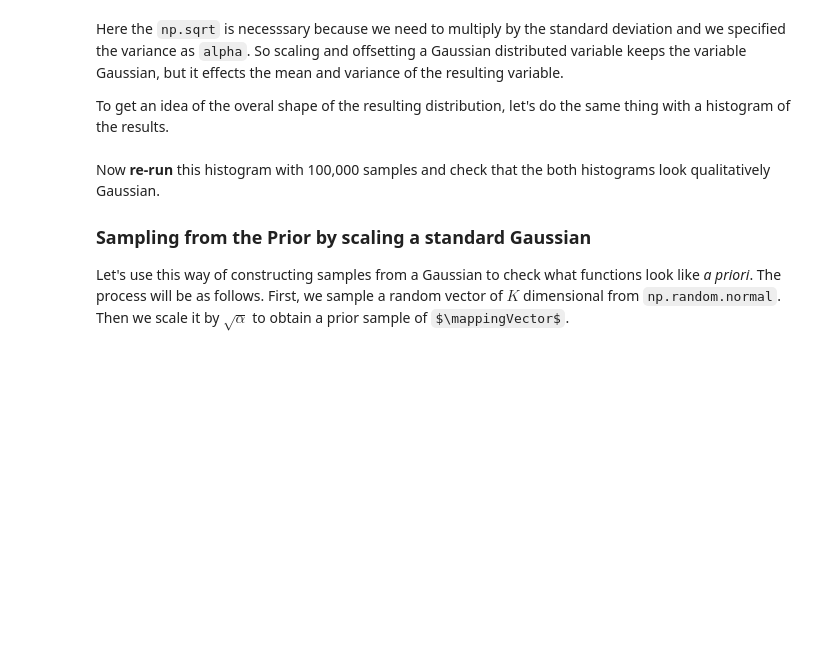
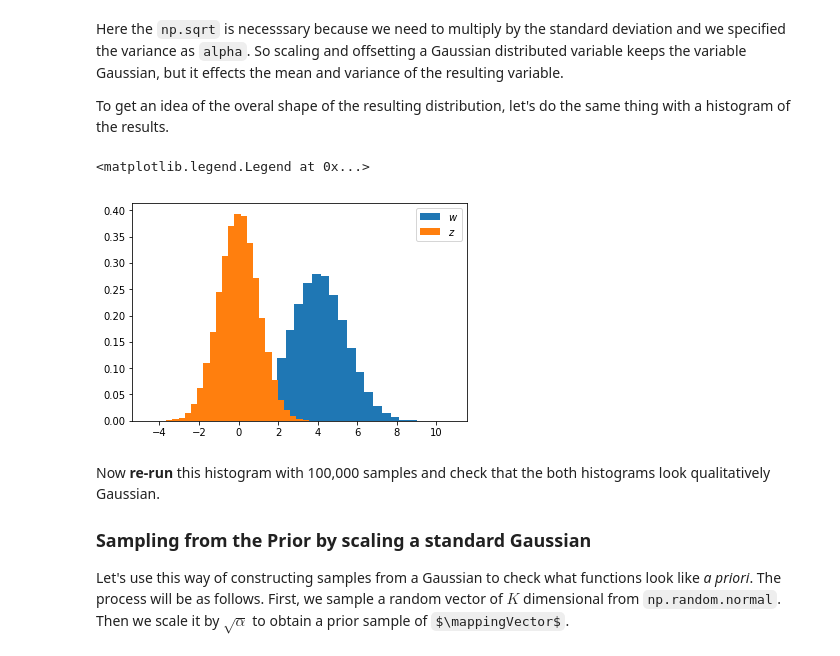
Before and after one commit to dcyril233/MLAI, a Jupyter notebook: Lab 6 - Bayesian regression & DL intro.ipynb, the cells around one changed output. Drawn from its saved outputs; the diff is of its cells as text; code cells hidden in the pictures; some formulas as TeX source; blank space fills up the shorter version.

```diff
--- a/Lab 6 - Bayesian regression & DL intro.ipynb
+++ b/Lab 6 - Bayesian regression & DL intro.ipynb
@@ -206,13 +217,16 @@ To get an idea of the overal shape of the resulting distribution, let's do the s
 # %%
 # First the standard normal
 import matplotlib.pyplot as plt
 %matplotlib inline
-z_vec = np.random.normal(size=1000) # by convention, in statistics, z is often used to denote samples from the standard normal
+z_vec = np.random.normal(size=100000) # by convention, in statistics, z is often used to denote samples from the standard normal
 w_vec = z_vec*np.sqrt(alpha) + mu
 # plot normalized histogram of w, and then normalized histogram of z on top
 plt.hist(w_vec, bins=30, density=True)
 plt.hist(z_vec, bins=30, density=True)
 plt.legend(('$w$', '$z$'))
+# %% [output]
+<matplotlib.legend.Legend at 0x...>
+[figure, added]
 # %% [markdown]
 Now **re-run** this histogram with 100,000 samples and check that the both histograms look qualitatively Gaussian.
 
```
Also changed, not shown: parts of 16 cells of this notebook.
